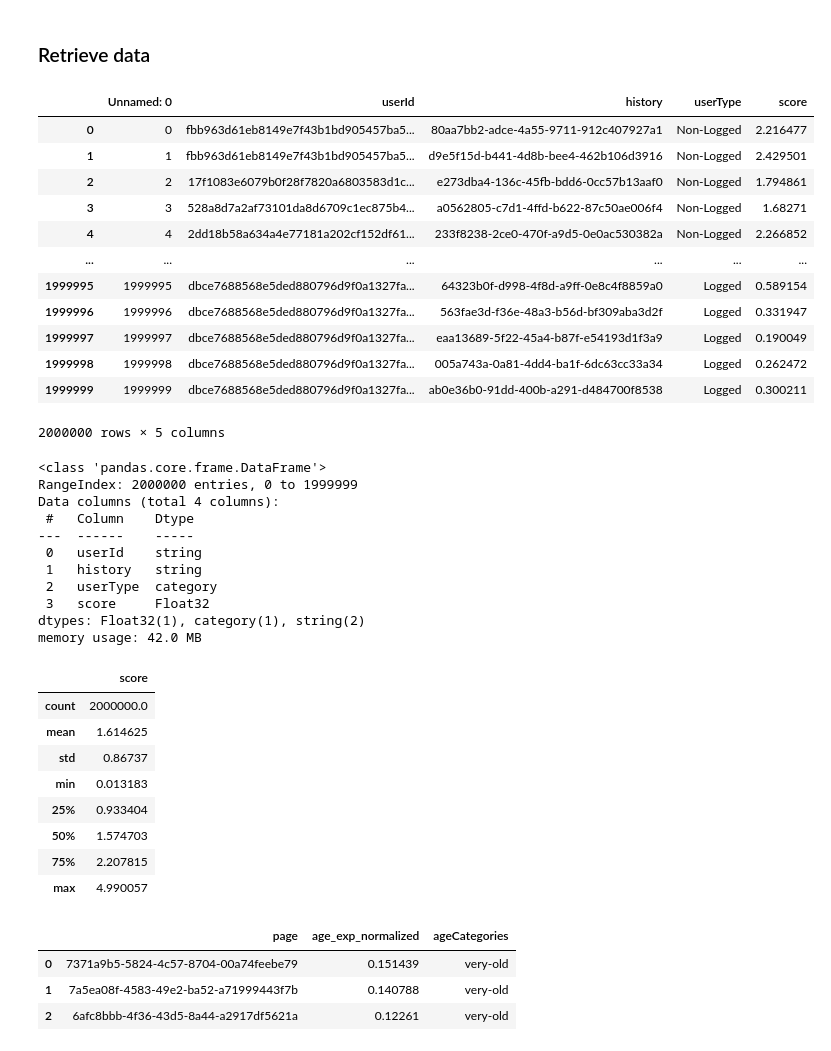
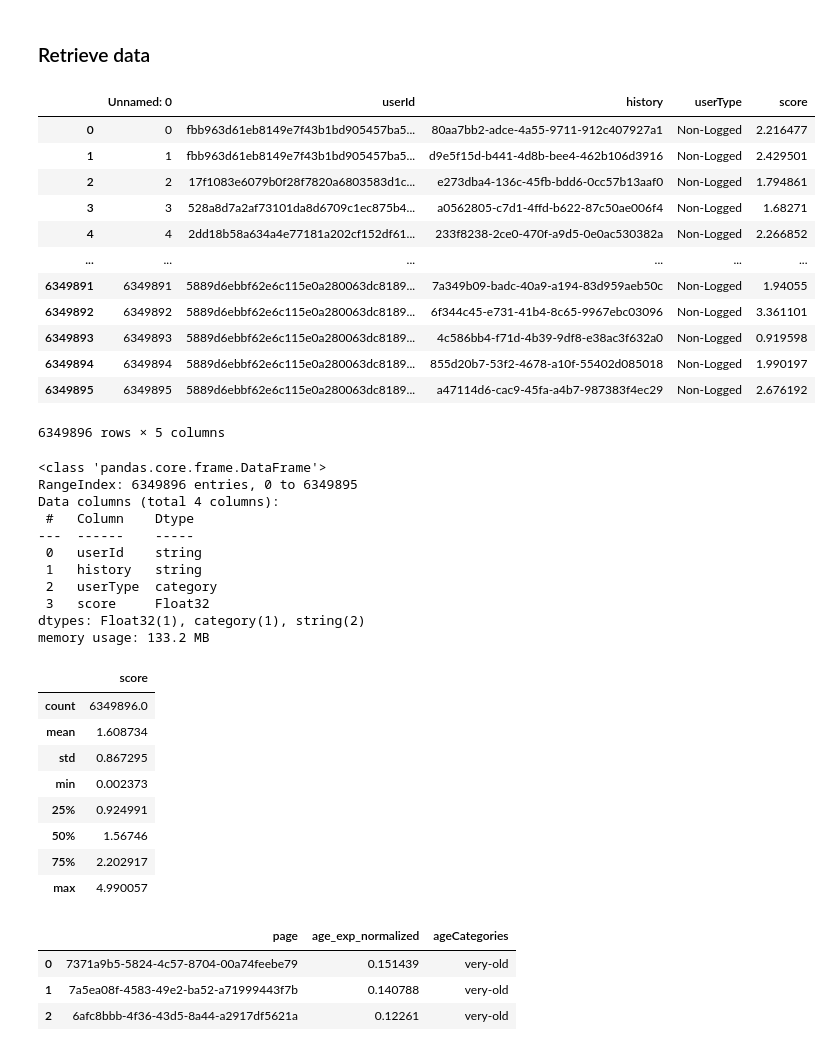
Before and after one commit to raianeli25/tech_challenge_5, a Jupyter notebook: recommendation/3_training_model.ipynb, the cells around one changed output. Drawn from its saved outputs; the diff is of its cells as text; code cells hidden in the pictures.

```diff
--- a/recommendation/3_training_model.ipynb
+++ b/recommendation/3_training_model.ipynb
@@ -52,29 +52,29 @@ dtype_df_train_score = {
 # %%
 import pandas as pd
 
-# df_ratings = pd.read_csv(config["DF_TRAIN_SCORES"], dtype=dtype_df_train_score)
-df_ratings = pd.read_csv(config["DF_TRAIN_SCORES"], dtype=dtype_df_train_score, nrows=2000000)
+df_ratings = pd.read_csv(config["DF_TRAIN_SCORES"], dtype=dtype_df_train_score)
+# df_ratings = pd.read_csv(config["DF_TRAIN_SCORES"], dtype=dtype_df_train_score, nrows=2000000)
 df_ratings
 # %% [output]
 |  | Unnamed: 0 | userId | history | userType | score |
 | 0 | 0 | fbb963d61eb8149e7f43b1bd905457ba5... | 80aa7bb2-adce-4a55-9711-912c407927a1 | Non-Logged | 2.216477 |
 | 1 | 1 | fbb963d61eb8149e7f43b1bd905457ba5... | d9e5f15d-b441-4d8b-bee4-462b106d3916 | Non-Logged | 2.429501 |
 | 2 | 2 | 17f1083e6079b0f28f7820a6803583d1c... | e273dba4-136c-45fb-bdd6-0cc57b13aaf0 | Non-Logged | 1.794861 |
 | 3 | 3 | 528a8d7a2af73101da8d6709c1ec875b4... | a0562805-c7d1-4ffd-b622-87c50ae006f4 | Non-Logged | 1.68271 |
 | 4 | 4 | 2dd18b58a634a4e77181a202cf152df61... | 233f8238-2ce0-470f-a9d5-0e0ac530382a | Non-Logged | 2.266852 |
 | ... | ... | ... | ... | ... | ... |
-| 1999995 | 1999995 | dbce7688568e5ded880796d9f0a1327fa... | 64323b0f-d998-4f8d-a9ff-0e8c4f8859a0 | Logged | 0.589154 |
-| 1999996 | 1999996 | dbce7688568e5ded880796d9f0a1327fa... | 563fae3d-f36e-48a3-b56d-bf309aba3d2f | Logged | 0.331947 |
-| 1999997 | 1999997 | dbce7688568e5ded880796d9f0a1327fa... | eaa13689-5f22-45a4-b87f-e54193d1f3a9 | Logged | 0.190049 |
-| 1999998 | 1999998 | dbce7688568e5ded880796d9f0a1327fa... | 005a743a-0a81-4dd4-ba1f-6dc63cc33a34 | Logged | 0.262472 |
-| 1999999 | 1999999 | dbce7688568e5ded880796d9f0a1327fa... | ab0e36b0-91dd-400b-a291-d484700f8538 | Logged | 0.300211 |
+| 6349891 | 6349891 | 5889d6ebbf62e6c115e0a280063dc8189... | 7a349b09-badc-40a9-a194-83d959aeb50c | Non-Logged | 1.94055 |
+| 6349892 | 6349892 | 5889d6ebbf62e6c115e0a280063dc8189... | 6f344c45-e731-41b4-8c65-9967ebc03096 | Non-Logged | 3.361101 |
+| 6349893 | 6349893 | 5889d6ebbf62e6c115e0a280063dc8189... | 4c586bb4-f71d-4b39-9df8-e38ac3f632a0 | Non-Logged | 0.919598 |
+| 6349894 | 6349894 | 5889d6ebbf62e6c115e0a280063dc8189... | 855d20b7-53f2-4678-a10f-55402d085018 | Non-Logged | 1.990197 |
+| 6349895 | 6349895 | 5889d6ebbf62e6c115e0a280063dc8189... | a47114d6-cac9-45fa-a4b7-987383f4ec29 | Non-Logged | 2.676192 |
-2000000 rows × 5 columns
+6349896 rows × 5 columns
 # %%
 df_ratings.drop(columns=["Unnamed: 0"],inplace=True)
 df_ratings.info()
 # %% [output]
 <class 'pandas.core.frame.DataFrame'>
-RangeIndex: 2000000 entries, 0 to 1999999
+RangeIndex: 6349896 entries, 0 to 6349895
 Data columns (total 4 columns):
  #   Column    Dtype
 ---  ------    -----
@@ -83,18 +83,18 @@ Data columns (total 4 columns):
  2   userType  category
  3   score     Float32
 dtypes: Float32(1), category(1), string(2)
-memory usage: 42.0 MB
+memory usage: 133.2 MB
 # %%
 df_ratings.describe()
 # %% [output]
 |  | score |
-| count | 2000000.0 |
-| mean | 1.614625 |
-| std | 0.86737 |
-| min | 0.013183 |
-| 25% | 0.933404 |
-| 50% | 1.574703 |
-| 75% | 2.207815 |
+| count | 6349896.0 |
+| mean | 1.608734 |
+| std | 0.867295 |
+| min | 0.002373 |
+| 25% | 0.924991 |
+| 50% | 1.56746 |
+| 75% | 2.202917 |
 | max | 4.990057 |
 # %%
 dtype_df_items = {
```
Also changed, not shown: parts of 22 cells of this notebook, 6 other files.
